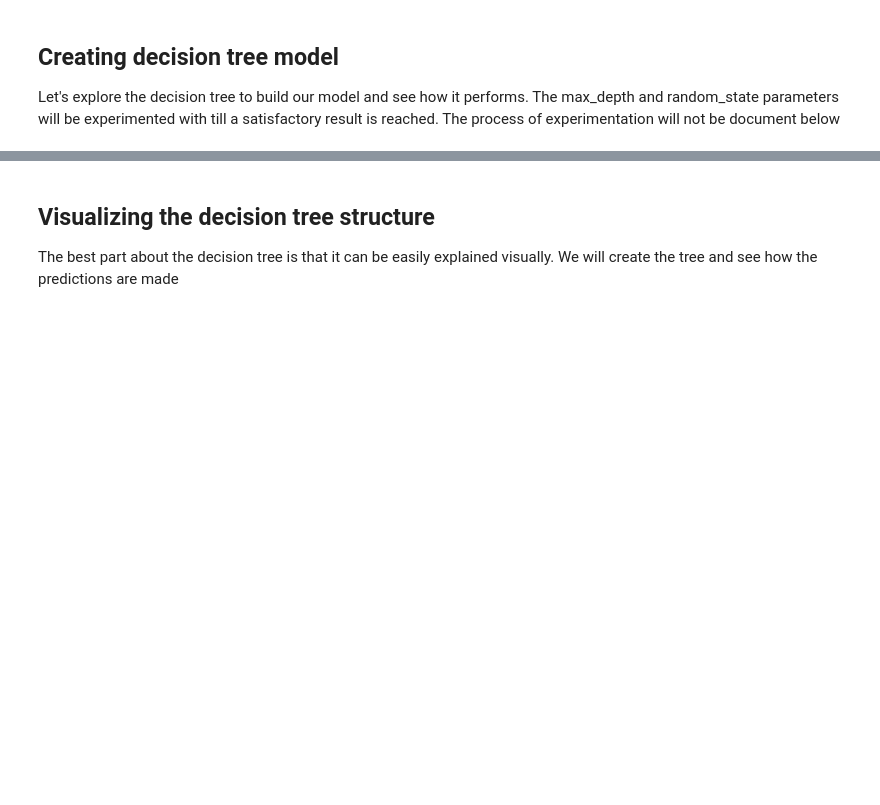
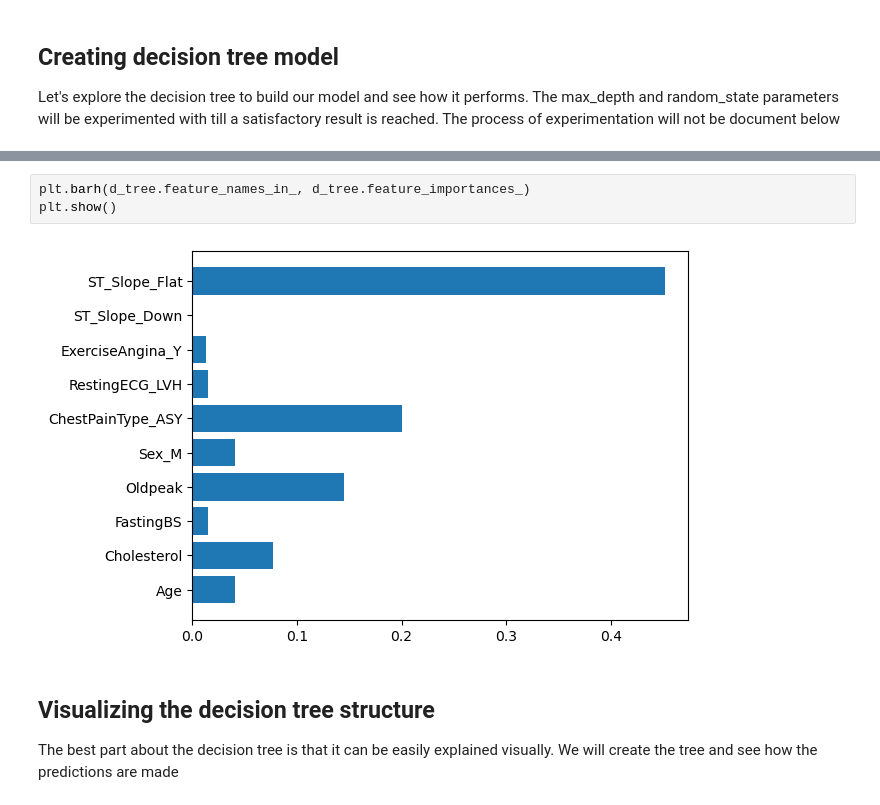
Before and after one commit to Mueeshassan/Heart-disease-prediction, a Jupyter notebook: Heart Machine Learning Model Prediction.ipynb, the cells around one changed output, grey strips where cells are left out. Drawn from its saved outputs; the diff is of its cells as text; blank space fills up the shorter version.

```diff
--- a/Heart Machine Learning Model Prediction.ipynb
+++ b/Heart Machine Learning Model Prediction.ipynb
@@ -846,3 +878,8 @@ plt.figure(figsize=(50,15))
+# %%
+plt.barh(d_tree.feature_names_in_, d_tree.feature_importances_)
+plt.show()
+# %% [output]
+[figure, added]
 # %% [markdown]
 ## Visualizing the decision tree structure
 The best part about the decision tree is that it can be easily explained visually. We will create the tree and see how the predictions are made
```
Also changed, not shown: parts of 40 cells of this notebook.
